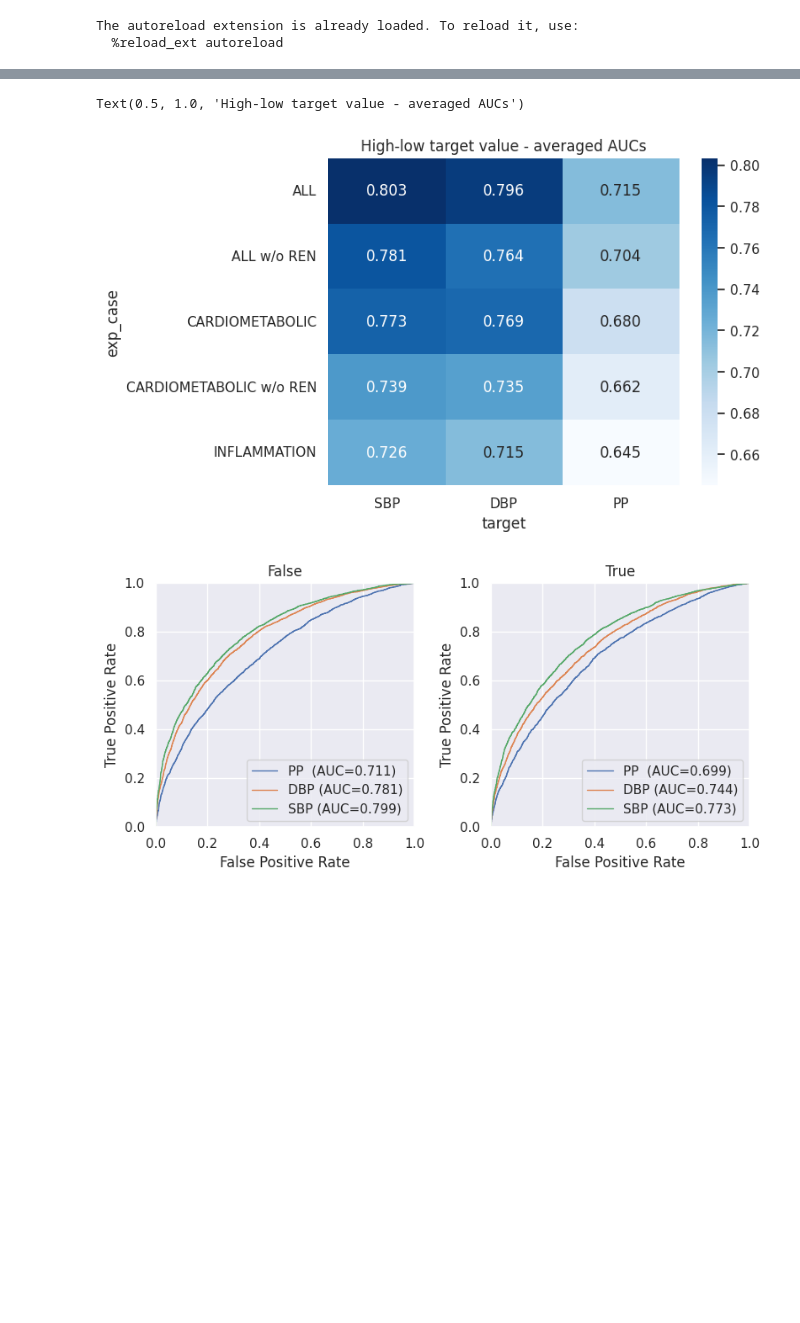
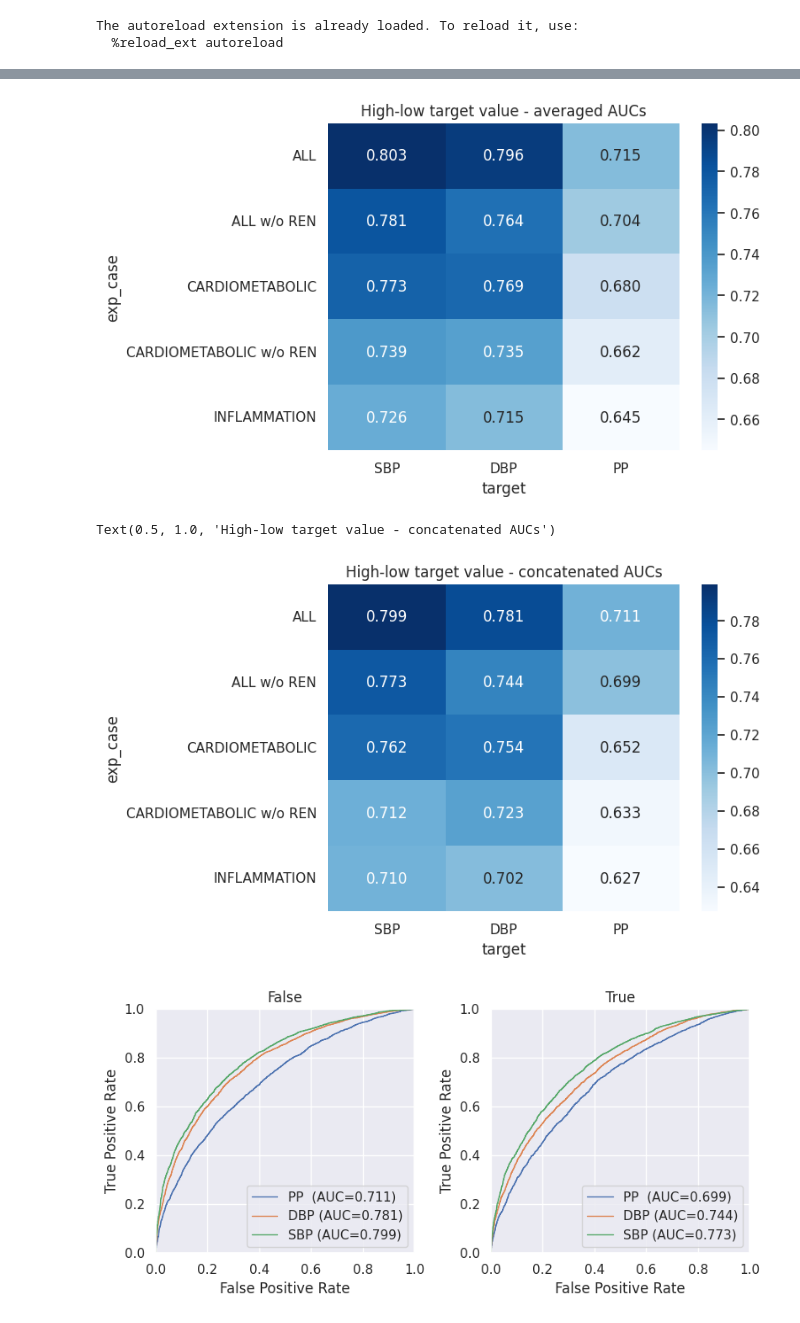
Before and after one commit to ipolharvard/biobank_olink, a Jupyter notebook: notebooks/exp_two_extremes.ipynb, the cells around one changed output, grey strips where cells are left out. Saved outputs shown, nothing was run; the diff lists cells and outputs as text; code cells hidden in the pictures; blank space fills up the shorter version.

Commit message:
Add a second version of two extremes auc results

```diff
--- a/notebooks/exp_two_extremes.ipynb
+++ b/notebooks/exp_two_extremes.ipynb
@@ -47,13 +48,25 @@ results.groupby(["panel", "target", "no_ren"], dropna=False).agg(**agg_values,
 |  | PP | False | 0.645060 | 313.6 | 271.8 | 4292.0 | 5 |
 |  | SBP | False | 0.725505 | 307.0 | 258.4 | 4578.2 | 5 |
 # %%
-results_aucs = results.groupby(["panel", "target", "no_ren"]).auc_score.mean().reset_index()
+results_aucs = results.groupby(["panel", "target", "no_ren"], as_index=False).auc_score.mean()
 results_aucs["exp_case"] = results_aucs.panel + results_aucs.no_ren.apply(lambda v: " w/o REN" if v else "")
-results_aucs = results_aucs.groupby(["exp_case", "target"]).auc_score.mean().unstack("target")
-results_aucs = results_aucs[["SBP", "DBP", "PP"]]
-sns.heatmap(data=results_aucs, annot=True, fmt=".3f", cmap="Blues")
+
+results_aucs["auc_concat"] = results.groupby(["panel", "target", "no_ren"]).apply(
+    lambda df: roc_auc_score(np.concatenate(df["y_test"].values),
+                             np.concatenate(df["y_proba"].values))).reset_index(drop=True)
+
+results_mean_auc = results_aucs.groupby(["exp_case", "target"]).auc_score.mean().unstack("target")
+results_mean_auc = results_mean_auc[["SBP", "DBP", "PP"]]
+sns.heatmap(data=results_mean_auc, annot=True, fmt=".3f", cmap="Blues")
 plt.title("High-low target value - averaged AUCs")
+plt.show()
+
+results_concat_auc = results_aucs.groupby(["exp_case", "target"]).auc_concat.mean().unstack("target")
+results_concat_auc = results_concat_auc[["SBP", "DBP", "PP"]]
+sns.heatmap(data=results_concat_auc, annot=True, fmt=".3f", cmap="Blues")
+plt.title("High-low target value - concatenated AUCs")
 # %% [output]
+[figure]
-Text(0.5, 1.0, 'High-low target value - averaged AUCs')
+Text(0.5, 1.0, 'High-low target value - concatenated AUCs')
-[figure]
+[figure, added]
 # %%
```
Also changed, not shown: parts of 2 cells of this notebook.
